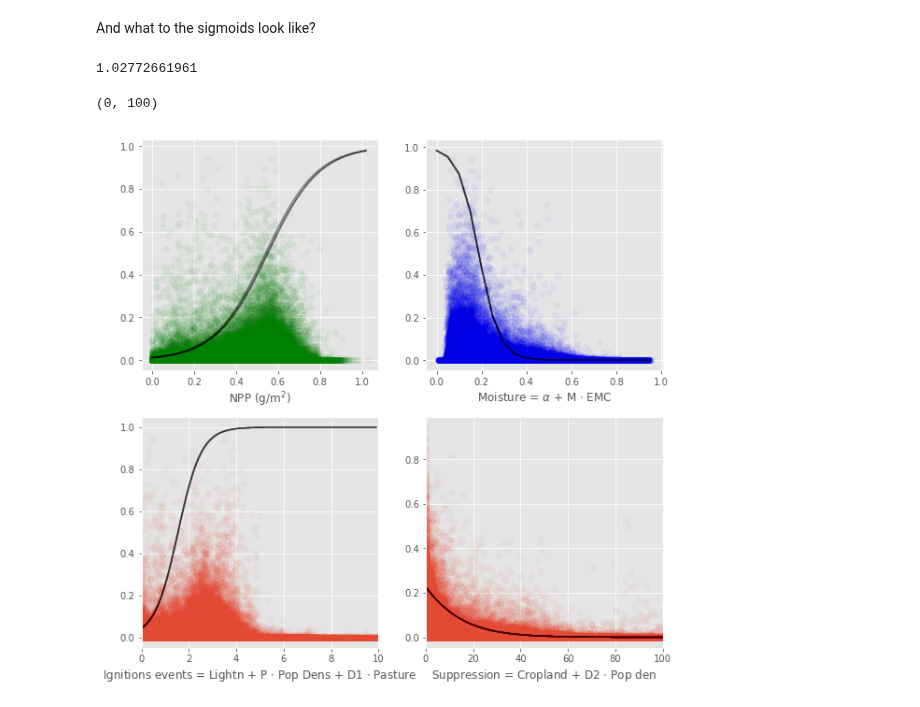
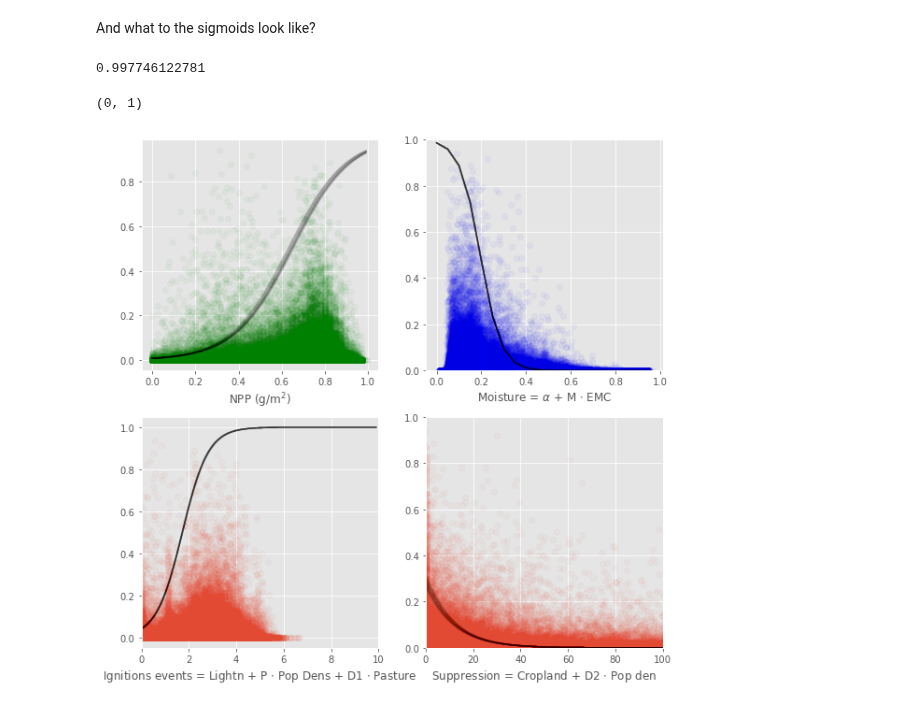
Before and after one commit to rhyswhitley/fire_limitation, a Jupyter notebook: notebooks/bayesian_inference.ipynb, the cells around one changed output. Saved outputs shown, nothing was run; the diff lists cells and outputs as text; code cells hidden in the pictures.

```diff
--- a/notebooks/bayesian_inference.ipynb
+++ b/notebooks/bayesian_inference.ipynb
@@ -134,7 +134,10 @@ def fuel_load(fuel, alphaMax, fp, fpg):
     """
     #falpha = (1/fp) + (alphaMax/fpg)
     #return fuel**fp
-    return (fuel**fp) * (fpg * alphaMax + 1) / (1 + fpg)
+    #npp =  tt_half_sigmoid(npp, cNpp)
+    fload = (fuel**fp) * (fpg * alphaMax + 1) / (1 + fpg)
+    #fload = (fload + npp) / 2.0
+    return fload
     #return (fuel**fp + fpg * alphaMax) / (1 + fpg)
 
 def moisture(alpha, emc, tree, cM, cMT):
@@ -144,28 +147,32 @@ def moisture(alpha, emc, tree, cM, cMT):
     return (alpha + 0.01*cM*emc + 0.01*cMT * tree) / (1 + cM + cMT)
 
 
-def ignition(lightning, pasture_area, pop_density, cP, cD1):
+def ignition(lightning, crop_area, pasture_area, pop_density, cC, cP1, cD1):
     """
     Definition for the measure of ignition
     """
-    ignite = lightning + cP*pasture_area + cD1*pop_density
+    ignite = lightning + cC*crop_area + cP1*pasture_area + cD1*pop_density
     #try:
     #    ignite = npLog0(ignite)
     #except:
     #    ignite = np.log(ignite)
     return ignite
 
-def supression(crop_area, pop_density, cD2):
+def supression(crop_area, pasture_area, pop_density, cP1, cD2):
     """
     Definition for the measure of fire supression
     """
-    return crop_area + cD2*pop_density
+    return crop_area + cP1*pasture_area + cD2*pop_density
 
 def tt_sigmoid(x, k, x0):
     """
     Sigmoid function to describe limitation using tensor
     """
     return 1.0/(1.0 + tt.exp(-k*(x - x0)))
+
+def tt_half_sigmoid(x, k):
+    x = x * k
+    return x / (1.0 + x)
 # %% [markdown]
 ## 2.2 Import data
 
@@ -332,7 +364,7 @@ I've tried using No-U-Turn (NUTS) sampling (which is the new kid on the block),
 with fire_error:
 
     # help the sampling out by quickly finding an optimal start position
-    start = pm3.find_MAP(model=fire_error.model, fmin=optimize.fmin_powell)
+    #start = pm3.find_MAP(model=fire_error.model, fmin=optimize.fmin_powell)
 
     # set the step-method (criteria algorithm for moving around information space)
     step = pm3.Metropolis()
@@ -341,4 +373,4 @@ with fire_error:
     db_save = SQLite(trace_db)
 
     # do the sampling
-    mcmc_traces = pm3.sample(nIterations, step=step, start=start, njobs=-1, trace=db_save)
+    mcmc_traces = pm3.sample(nIterations, step=step, njobs= -1, trace=db_save)#, start=start
@@ -381,8 +406,9 @@ variables2Plot = ['fuel_x0'       , 'fuel_k',
                   'suppression_x0', 'suppression_k',
                   'fuel_pw'       , 'fuel_pg',
                   'cM'            , 'cMT',
-                  'cP',
-                  'cD1'           , 'cD2']
+                  'cC'            ,
+                  'cP1'           , 'cP2',
+                  'cD1'           , 'cD2', 'max_f']
 
 nvar = len(variables2Plot)
 npcol = 4
@@ -442,6 +468,7 @@ plt.subplot(2, 2, 1)
 ## scatter plot
 fp = np.mean(vals['fuel_pw'])
 fg = np.mean(vals['fuel_pg'])
+cNPP = 1.0#np.mean(vals['cNPP'])
 
 f_fuel = fuel_load(fd["vegCover"].values, fd["alphaMax"].values, fp, fg)
 print(f_fuel.max())
@@ -463,6 +490,7 @@ for r in r_fuel: plt.plot(Fuel, r, 'k', alpha=.01)
 ####################
 plt.subplot(2, 2, 2)
 ## scatter plot
+Fmax = np.mean(vals['max_f'])
 cM = np.mean(vals['cM'])
 cMT = np.mean(vals['cMT'])
 f_moisture = moisture(fd["alpha"].values, fd["emc"].values, fd["treecover"].values, cM, cMT)
@@ -474,19 +502,23 @@ r_moisture = randomParam(mst, 'moisture_x0', 'moisture_k', -1.0)
 for r in r_moisture: plt.plot(mst, r, 'k', alpha=.01)
 
 
+plt.ylim(0, 1)
+
 ####################
 ## Igntions       ##
 ####################
 plt.subplot(2, 2, 3)
 ## scatter plot
-cP  = np.mean(vals['cP' ])
+cP  = np.mean(vals['cP1'])
+cC  = np.mean(vals['cC' ])
 cD1 = np.mean(vals['cD1'])
 igniteMax = 10
 
 f_ignite = ignition(fd["lightning_ignitions"].values, \
+                    fd["cropland"].values, \
                     fd["pasture"].values, \
                     fd["population_density"].values, \
-                    cP, cD1)
+                    cC, cP, cD1)
 #f_ignite = np.exp(f_ignite)
 pltVsFire(f_ignite, "Ignitions events = Lightn + P $\cdot$ Pop Dens + D1 $\cdot$ Pasture")
 
@@ -496,35 +528,40 @@ Ignite = np.arange(0.0, igniteMax, 0.1)
 #=Ignite = np.arange(0.0, 10000, 1)
 r_Ignite = randomParam(Ignite, 'igntions_x0', 'igntions_k')
 #yay = returnSigmoid(Ignite, 10, 1.0)
 #Ignite = np.exp(Ignite)
 for r in r_Ignite: plt.plot(Ignite, r, 'k', alpha=.01)
 
 #plt.plot(Ignite, yay, 'red')
 
 
 ## cfg plot
 #plt.xscale('log')
 plt.xlim(0, igniteMax)
 
 ####################
 ## Suppression    ##
 ####################
 plt.subplot(2, 2, 4)
 #scatter plot
+cP2 = np.mean(vals['cP2'])
 cD2 = np.mean(vals['cD2'])
-f_suppression = supression(fd["cropland"].values, \
+maxF = np.mean(vals['max_f'])
+f_suppression = maxF * supression(fd["cropland"].values, \
+                           fd["cropland"].values, \
                            fd["population_density"].values, \
+                           cP2,
                            cD2)
 
 pltVsFire(f_suppression, "Suppression = Cropland + D2 $\cdot$ Pop den")
 
 # Line of best fit
 Suppress = np.arange(0, 100, 0.01)
 r_suppression = randomParam(Suppress, 'suppression_x0', 'suppression_k', -1.0)
-for r in r_suppression: plt.plot(Suppress, r, 'k', alpha=.01)
+for r in r_suppression: plt.plot(Suppress, r * Fmax, 'k', alpha=.01)
 
 plt.xlim(0, 100)
+plt.ylim(0, 1)
 # %% [output]
-1.02772661961
+0.997746122781
-(0, 100)
+(0, 1)
-[figure, old version]
+[figure, new version]
```
Also changed, not shown: parts of 11 cells of this notebook.
